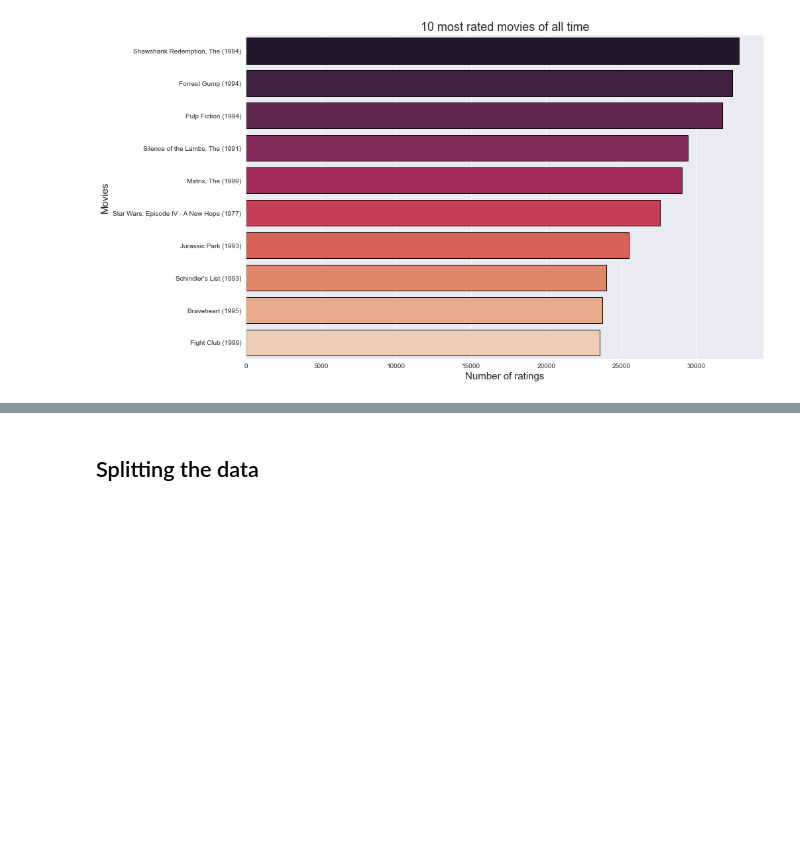
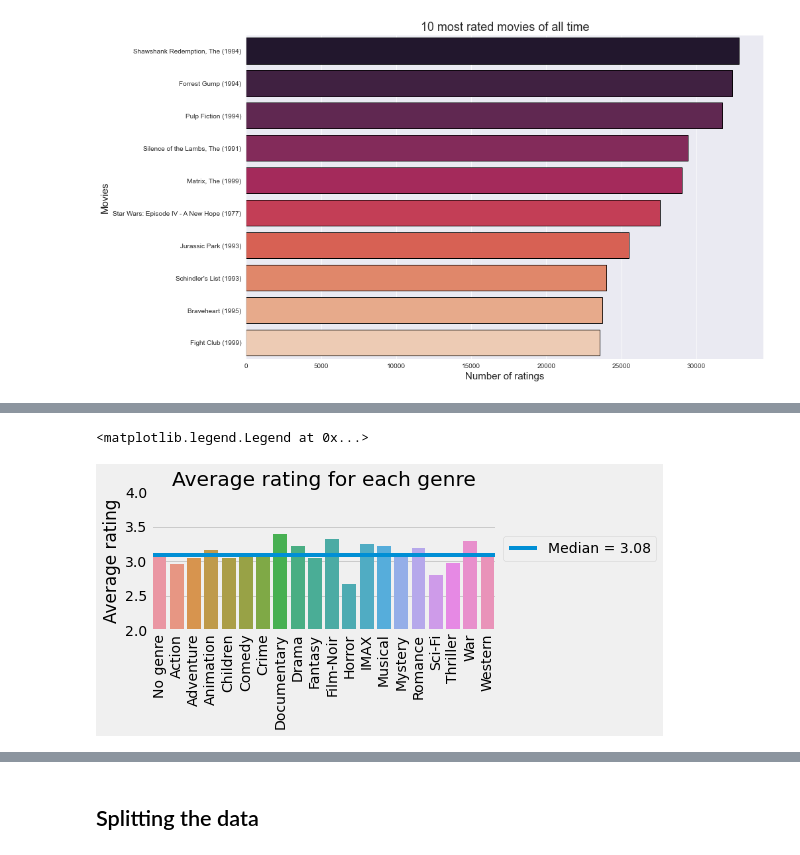
Before and after one commit to stanjaak123/Netflix-Recommender-using-Unsupervised-Machine-Learning-Clustering-, a Jupyter notebook: Netflix Recommender System.ipynb, the cells around one changed output, grey strips where cells are left out. Saved outputs shown, nothing was run; the diff lists cells and outputs as text; code cells hidden in the pictures; blank space fills up the shorter version.

```diff
--- a/Netflix Recommender System.ipynb
+++ b/Netflix Recommender System.ipynb
@@ -385,0 +698,5 @@ Shawshank Redemption is the most rated movie of all time, one of the contributin
+# %%
+# add the average rating and rating count to the movies dataframe
+
+df_movies = pd.merge(df_movies, avg_ratings.drop('title', axis=1), how='left', on='movieId')
+df_movies.head()
@@ -385,0 +710,19 @@ Shawshank Redemption is the most rated movie of all time, one of the contributin
+# %%
+# Renaming the 'no genres' column because it contains brackets
+
+df_movies.rename(columns={'(no genres listed)':'No genre'}, inplace=True)
+# also rename the first element of our list of genres
+genres[0] = 'No genre'
+# %%
+# Creating an empty dictionary to store averages in
+
+genre_averages ={}
+
+for genre in genres:
+    # create a temporary matrix for each genre that has 2 rows
+    # when the genre is 1, and when it is 0, calculating the mean for each
+    temp = df_movies[[genre,'rating']].groupby(by=genre, as_index=False).mean()
+    # add the value for when the genre is 1 to the dictionary
+    genre_averages[genre] = temp[temp[genre] == 1]['rating'].values[0]
+
+genre_averages
@@ -385,0 +750,13 @@ Shawshank Redemption is the most rated movie of all time, one of the contributin
+# %%
+# Creating a vertical barchart to see which genres are reated highest on average.
+sns.barplot(x=list(genre_averages.keys()), y=list(genre_averages.values()))
+plt.xticks(rotation=90)
+plt.title('Average rating for each genre')
+plt.ylabel('Average rating')
+plt.ylim((2,4))
+plt.axhline(y=np.median(list(genre_averages.values())), label='Median = ' + str(round(np.median(list(genre_averages.values())),2)))
+plt.tight_layout()
+plt.legend(loc=(1.02, 0.5))
+# %% [output]
+<matplotlib.legend.Legend at 0x...>
+[figure, added]
```
Also changed, not shown: parts of 113 cells of this notebook.
